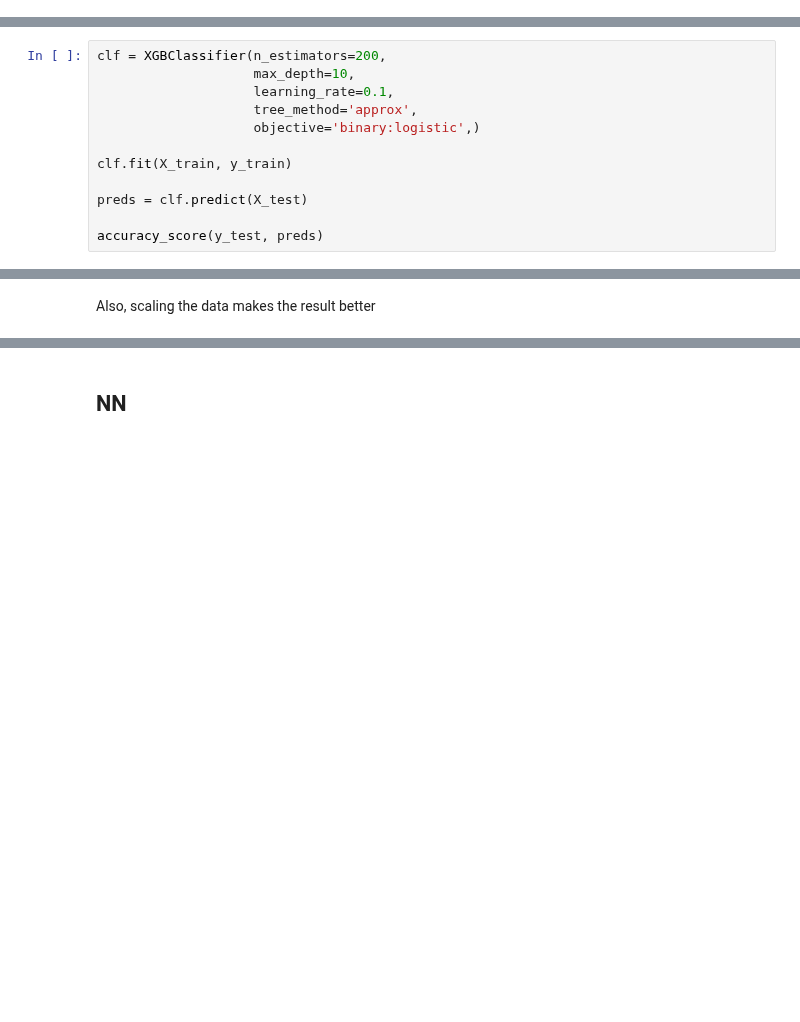
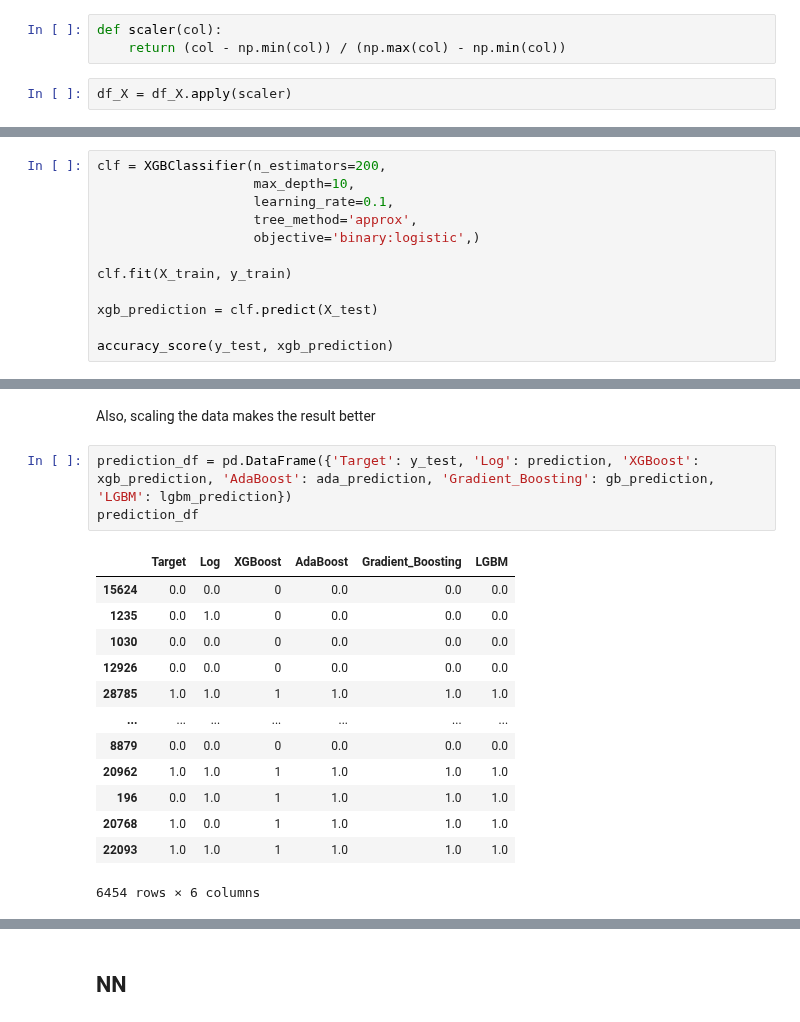
Before and after one commit to taroii/STATSM148, a Jupyter notebook: Python-Files/darren_simple_model_training.ipynb, the cells around one changed output, grey strips where cells are left out. Saved outputs shown, nothing was run; the diff lists cells and outputs as text; blank space fills up the shorter version.

```diff
--- a/Python-Files/darren_simple_model_training.ipynb
+++ b/Python-Files/darren_simple_model_training.ipynb
@@ -37,6 +37,11 @@ df_balanced = df_balanced.sample(frac=1)
 
 df_X = df_balanced.drop(columns='order_ships')
 target = df_balanced.order_ships
+# %%
+def scaler(col):
+    return (col - np.min(col)) / (np.max(col) - np.min(col))
+# %%
+df_X = df_X.apply(scaler)
 # %% [markdown]
 # Model training
 # %% [markdown]
@@ -69,7 +74,7 @@ clf = XGBClassifier(n_estimators=200,
 
 clf.fit(X_train, y_train)
 
-preds = clf.predict(X_test)
+xgb_prediction = clf.predict(X_test)
 
-accuracy_score(y_test, preds)
+accuracy_score(y_test, xgb_prediction)
 # %% [output]
@@ -130,3 +119,20 @@ And if memory is not enough, you can set `force_col_wise=true`.
 Seems like boosting algorithms (XGBoost, AdaBoost, Gradient Boosting, LGBM) are achieving better results.
 # %% [markdown]
 Also, scaling the data makes the result better
+# %%
+prediction_df = pd.DataFrame({'Target': y_test, 'Log': prediction, 'XGBoost': xgb_prediction, 'AdaBoost': ada_prediction, 'Gradient_Boosting': gb_prediction, 'LGBM': lgbm_prediction})
+prediction_df
+# %% [output]
+|  | Target | Log | XGBoost | AdaBoost | Gradient_Boosting | LGBM |
+| 15624 | 0.0 | 0.0 | 0 | 0.0 | 0.0 | 0.0 |
+| 1235 | 0.0 | 1.0 | 0 | 0.0 | 0.0 | 0.0 |
+| 1030 | 0.0 | 0.0 | 0 | 0.0 | 0.0 | 0.0 |
+| 12926 | 0.0 | 0.0 | 0 | 0.0 | 0.0 | 0.0 |
+| 28785 | 1.0 | 1.0 | 1 | 1.0 | 1.0 | 1.0 |
+| ... | ... | ... | ... | ... | ... | ... |
+| 8879 | 0.0 | 0.0 | 0 | 0.0 | 0.0 | 0.0 |
+| 20962 | 1.0 | 1.0 | 1 | 1.0 | 1.0 | 1.0 |
+| 196 | 0.0 | 1.0 | 1 | 1.0 | 1.0 | 1.0 |
+| 20768 | 1.0 | 0.0 | 1 | 1.0 | 1.0 | 1.0 |
+| 22093 | 1.0 | 1.0 | 1 | 1.0 | 1.0 | 1.0 |
+6454 rows × 6 columns
```
Also changed, not shown: parts of 11 cells of this notebook.
